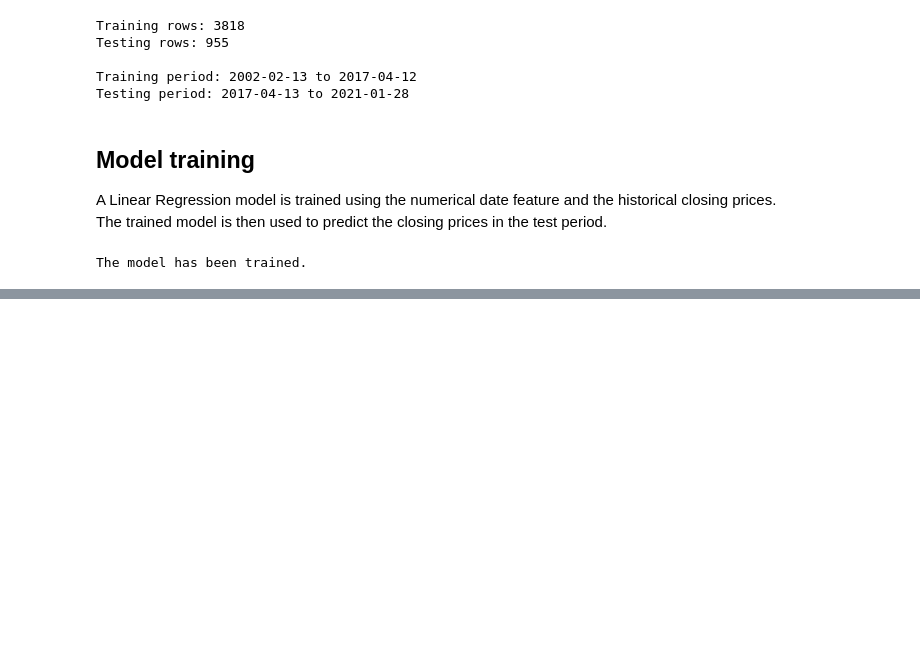
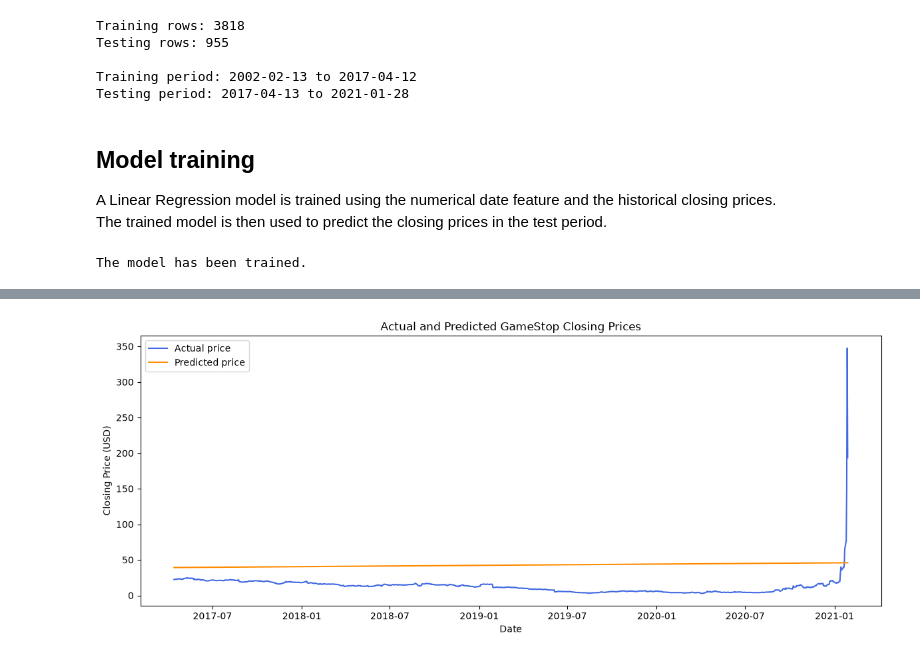
Before and after one commit to OsloMet-398392/gme-stock-prediction, a Jupyter notebook: GME_stock_prediction.ipynb, the cells around one changed output, grey strips where cells are left out. Drawn from its saved outputs; the diff is of its cells as text; code cells hidden in the pictures; blank space fills up the shorter version.

Commit message:
resultater

```diff
--- a/GME_stock_prediction.ipynb
+++ b/GME_stock_prediction.ipynb
@@ -171,0 +189,8 @@ The model has been trained.
+# %%
+results = pd.DataFrame({
+    "date": test_dates.to_numpy(),
+    "actual_price": y_test.to_numpy(),
+    "predicted_price": y_pred,
+})
+
+results.head(10)
@@ -171,0 +213,25 @@ The model has been trained.
+# %%
+plt.figure(figsize=(12, 5))
+
+plt.plot(
+    results["date"],
+    results["actual_price"],
+    label="Actual price",
+    color="royalblue",
+)
+
+plt.plot(
+    results["date"],
+    results["predicted_price"],
+    label="Predicted price",
+    color="darkorange",
+)
+
+plt.title("Actual and Predicted GameStop Closing Prices")
+plt.xlabel("Date")
+plt.ylabel("Closing Price (USD)")
+plt.legend()
+plt.tight_layout()
+plt.show()
+# %% [output]
+[figure, added]
```
Also changed, not shown: parts of 5 cells of this notebook.
